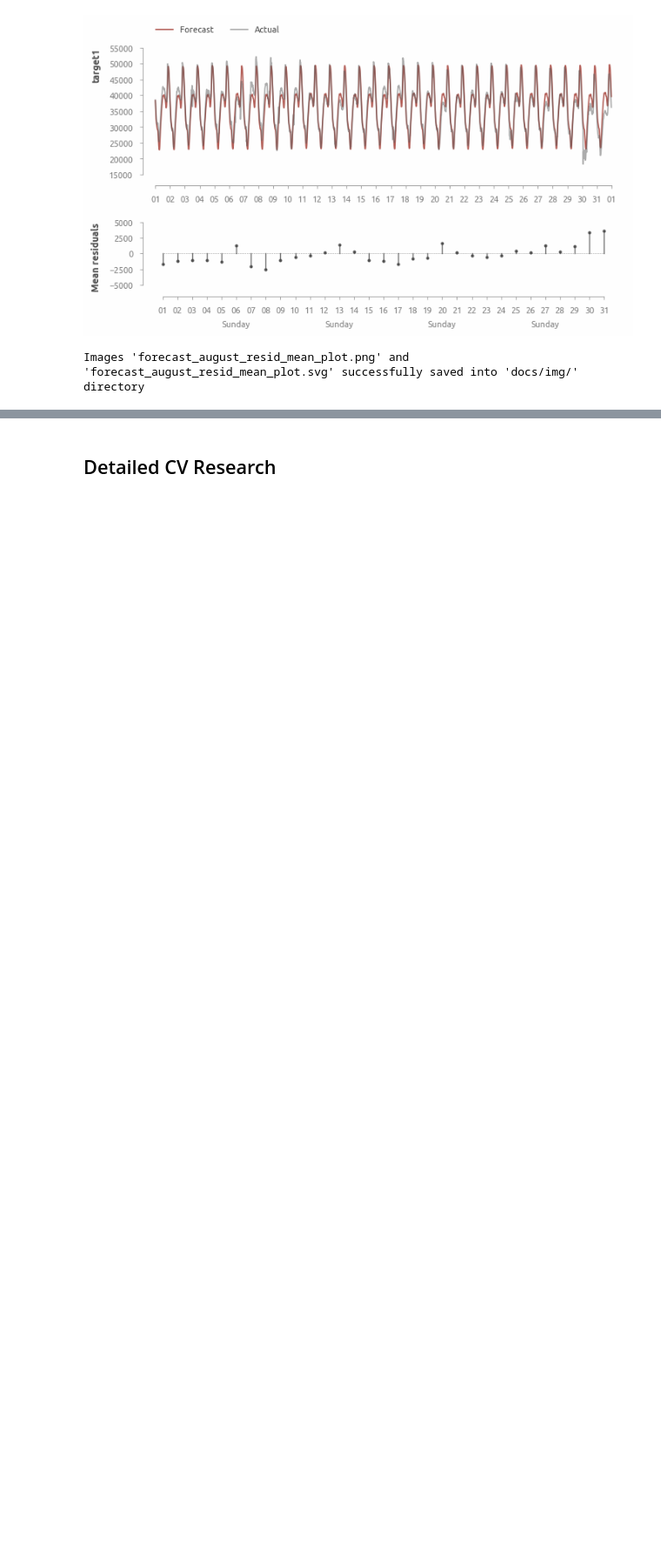
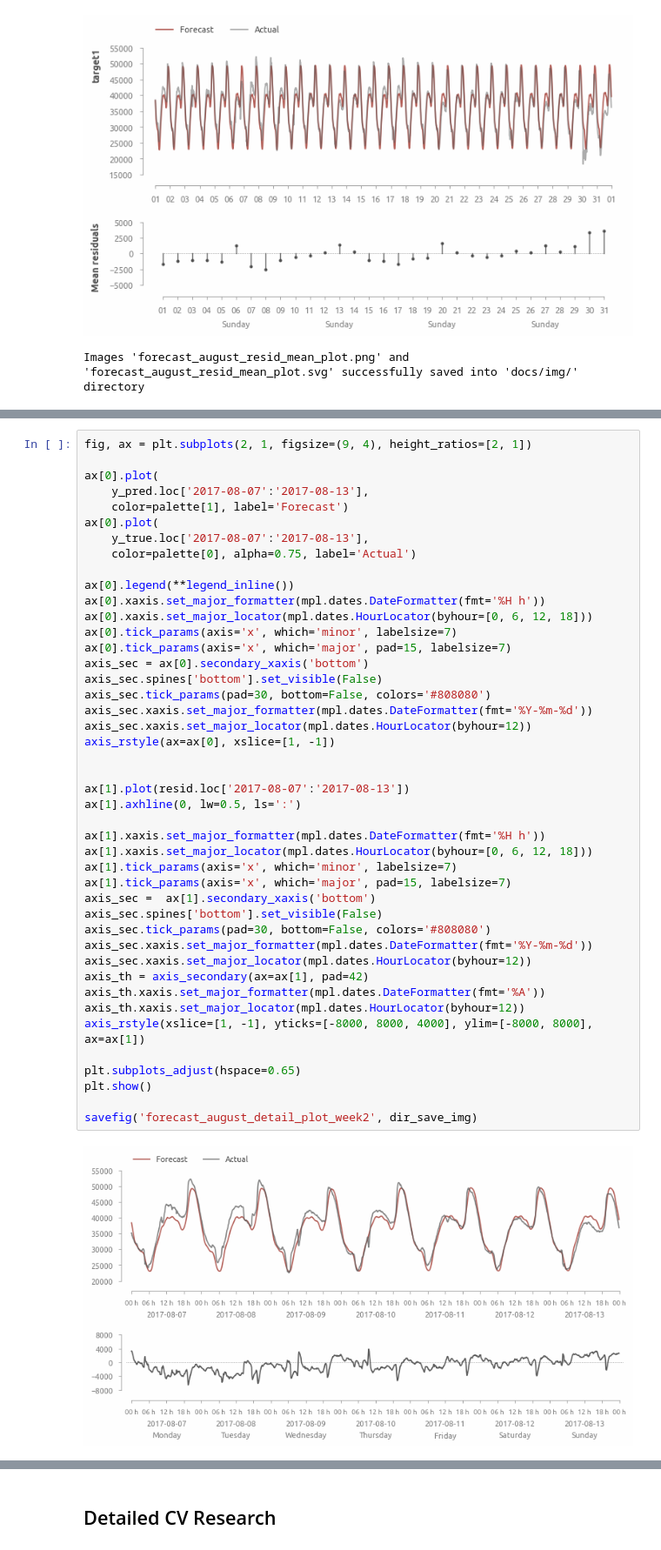
Before and after one commit to a-chasovsky/electric-power-consumption, a Jupyter notebook: 03-arima-month.ipynb, the cells around one changed output, grey strips where cells are left out. Shown at 87% size. Drawn from its saved outputs; the diff is of its cells as text; blank space fills up the shorter version.

```diff
--- a/03-arima-month.ipynb
+++ b/03-arima-month.ipynb
@@ -1689,0 +1642,46 @@ Images 'forecast_august_detail_plot_week5.png' and 'forecast_august_detail_plot_
+# %%
+fig, ax = plt.subplots(2, 1, figsize=(9, 4), height_ratios=[2, 1])
+
+ax[0].plot(
+    y_pred.loc['2017-08-07':'2017-08-13'],
+    color=palette[1], label='Forecast')
+ax[0].plot(
+    y_true.loc['2017-08-07':'2017-08-13'],
+    color=palette[0], alpha=0.75, label='Actual')
+
+ax[0].legend(**legend_inline())
+ax[0].xaxis.set_major_formatter(mpl.dates.DateFormatter(fmt='%H h'))
+ax[0].xaxis.set_major_locator(mpl.dates.HourLocator(byhour=[0, 6, 12, 18]))
+ax[0].tick_params(axis='x', which='minor', labelsize=7)
+ax[0].tick_params(axis='x', which='major', pad=15, labelsize=7)
+axis_sec = ax[0].secondary_xaxis('bottom')
+axis_sec.spines['bottom'].set_visible(False)
+axis_sec.tick_params(pad=30, bottom=False, colors='#808080')
+axis_sec.xaxis.set_major_formatter(mpl.dates.DateFormatter(fmt='%Y-%m-%d'))
+axis_sec.xaxis.set_major_locator(mpl.dates.HourLocator(byhour=12))
+axis_rstyle(ax=ax[0], xslice=[1, -1])
+
+
+ax[1].plot(resid.loc['2017-08-07':'2017-08-13'])
+ax[1].axhline(0, lw=0.5, ls=':')
+
+ax[1].xaxis.set_major_formatter(mpl.dates.DateFormatter(fmt='%H h'))
+ax[1].xaxis.set_major_locator(mpl.dates.HourLocator(byhour=[0, 6, 12, 18]))
+ax[1].tick_params(axis='x', which='minor', labelsize=7)
+ax[1].tick_params(axis='x', which='major', pad=15, labelsize=7)
+axis_sec =  ax[1].secondary_xaxis('bottom')
+axis_sec.spines['bottom'].set_visible(False)
+axis_sec.tick_params(pad=30, bottom=False, colors='#808080')
+axis_sec.xaxis.set_major_formatter(mpl.dates.DateFormatter(fmt='%Y-%m-%d'))
+axis_sec.xaxis.set_major_locator(mpl.dates.HourLocator(byhour=12))
+axis_th = axis_secondary(ax=ax[1], pad=42)
+axis_th.xaxis.set_major_formatter(mpl.dates.DateFormatter(fmt='%A'))
+axis_th.xaxis.set_major_locator(mpl.dates.HourLocator(byhour=12))
+axis_rstyle(xslice=[1, -1], yticks=[-8000, 8000, 4000], ylim=[-8000, 8000], ax=ax[1])
+
+plt.subplots_adjust(hspace=0.65)
+plt.show()
+
+savefig('forecast_august_detail_plot_week2', dir_save_img)
+# %% [output]
+[figure, added]
```
Also changed, not shown: parts of 90 cells of this notebook, 25 other files.
